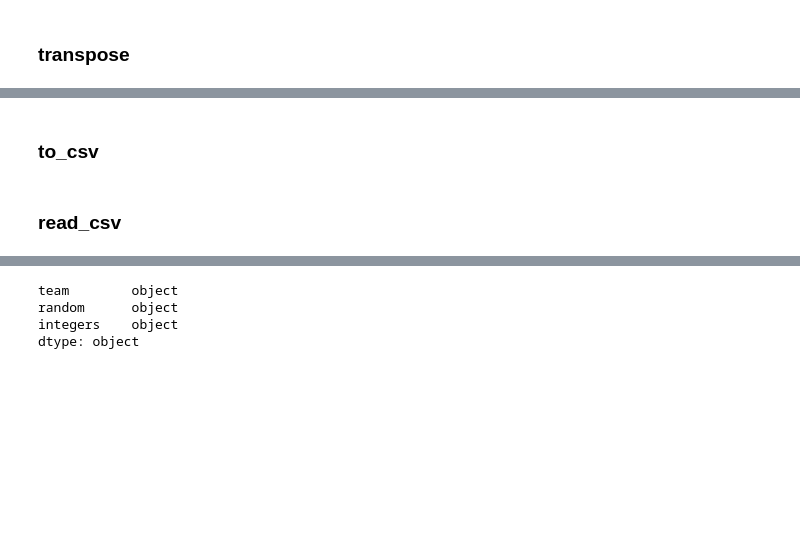
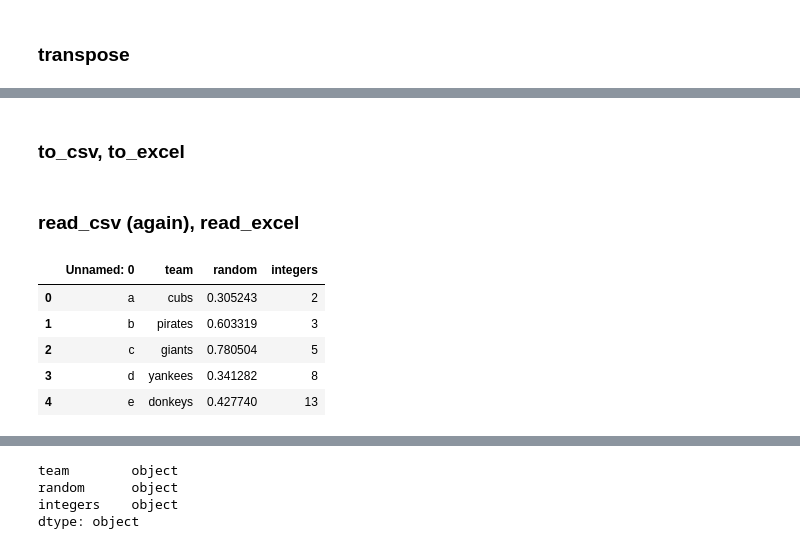
Before and after one commit to cuttlefishh/python-for-data-analysis, a Jupyter notebook: lessons/lesson11.ipynb, the cells around one changed output, grey strips where cells are left out. Cells and saved outputs as stored; diff of their text form; code cells hidden in the pictures; blank space fills up the shorter version.

```diff
--- a/lessons/lesson11.ipynb
+++ b/lessons/lesson11.ipynb
@@ -427,6 +459,6 @@ df.T
 | integers | 2 | 3 | 5 | 8 | 13 |
 # %% [markdown]
-### to_csv
+### to_csv, to_excel
 # %%
 df.to_csv('teams.csv')
 # %%
@@ -435,5 +470,14 @@ df.to_csv('teams.tsv', sep='\t')
 # %% [markdown]
-### read_csv
+### read_csv (again), read_excel
+# %%
+pd.read_csv('teams.csv')
+# %% [output]
+|  | Unnamed: 0 | team | random | integers |
+| 0 | a | cubs | 0.305243 | 2 |
+| 1 | b | pirates | 0.603319 | 3 |
+| 2 | c | giants | 0.780504 | 5 |
+| 3 | d | yankees | 0.341282 | 8 |
+| 4 | e | donkeys | 0.427740 | 13 |
 # %%
 df1 = pd.read_csv('teams.csv', index_col=0)
 df1
```
Also changed, not shown: parts of 41 cells of this notebook.
